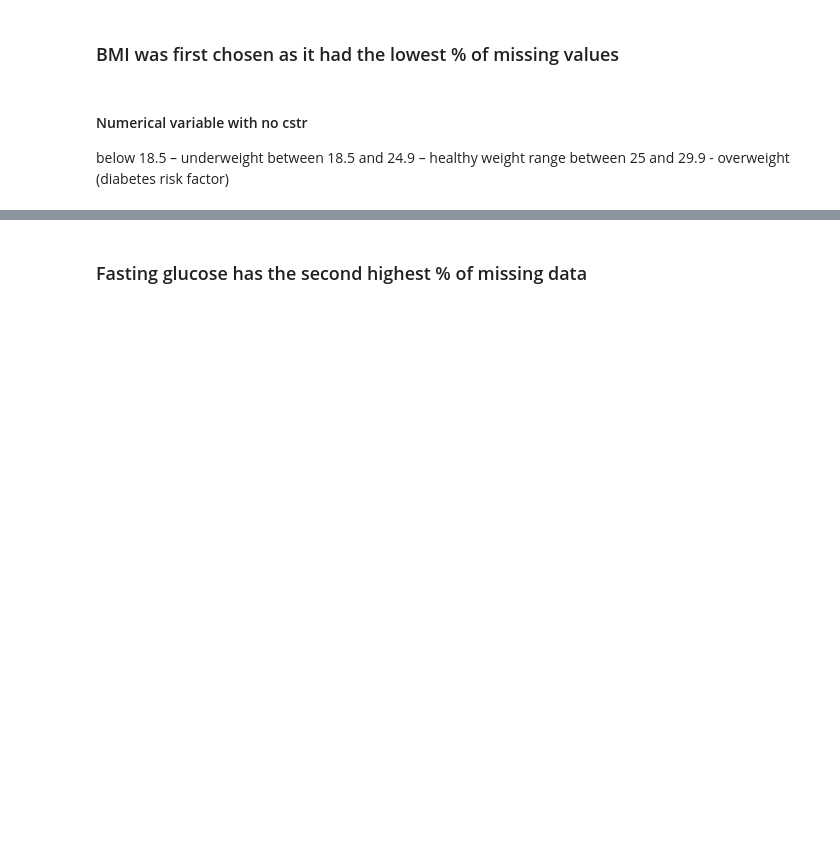
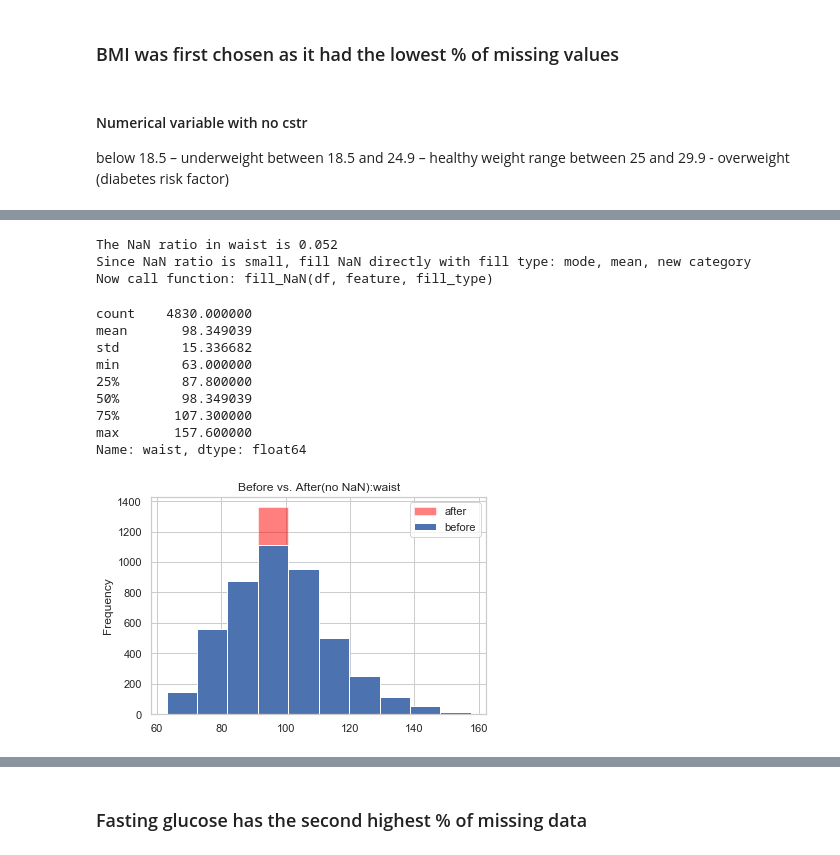
Before and after one commit to yiyichen1717/Healthcare-Data-Analytics, a Jupyter notebook: Diabetes_rev2.ipynb, the cells around one changed output, grey strips where cells are left out. Drawn from its saved outputs; the diff is of its cells as text; code cells hidden in the pictures; blank space fills up the shorter version.

```diff
--- a/Diabetes_rev2.ipynb
+++ b/Diabetes_rev2.ipynb
@@ -1274,3 +1278,21 @@ min         2.714695
 max         3.921973
 Name: BMI, dtype: float64
 [figure]
+# %%
+get_NaN_ratio(df,'waist')
+fill_NaN(df,'waist','mean')
+df['waist'].describe()
+# %% [output]
+The NaN ratio in waist is 0.052
+Since NaN ratio is small, fill NaN directly with fill type: mode, mean, new category
+Now call function: fill_NaN(df, feature, fill_type)
+count    4830.000000
+mean       98.349039
+std        15.336682
+min        63.000000
+25%        87.800000
+50%        98.349039
+75%       107.300000
+max       157.600000
+Name: waist, dtype: float64
+[figure, added]
```
Also changed, not shown: parts of 27 cells of this notebook.
